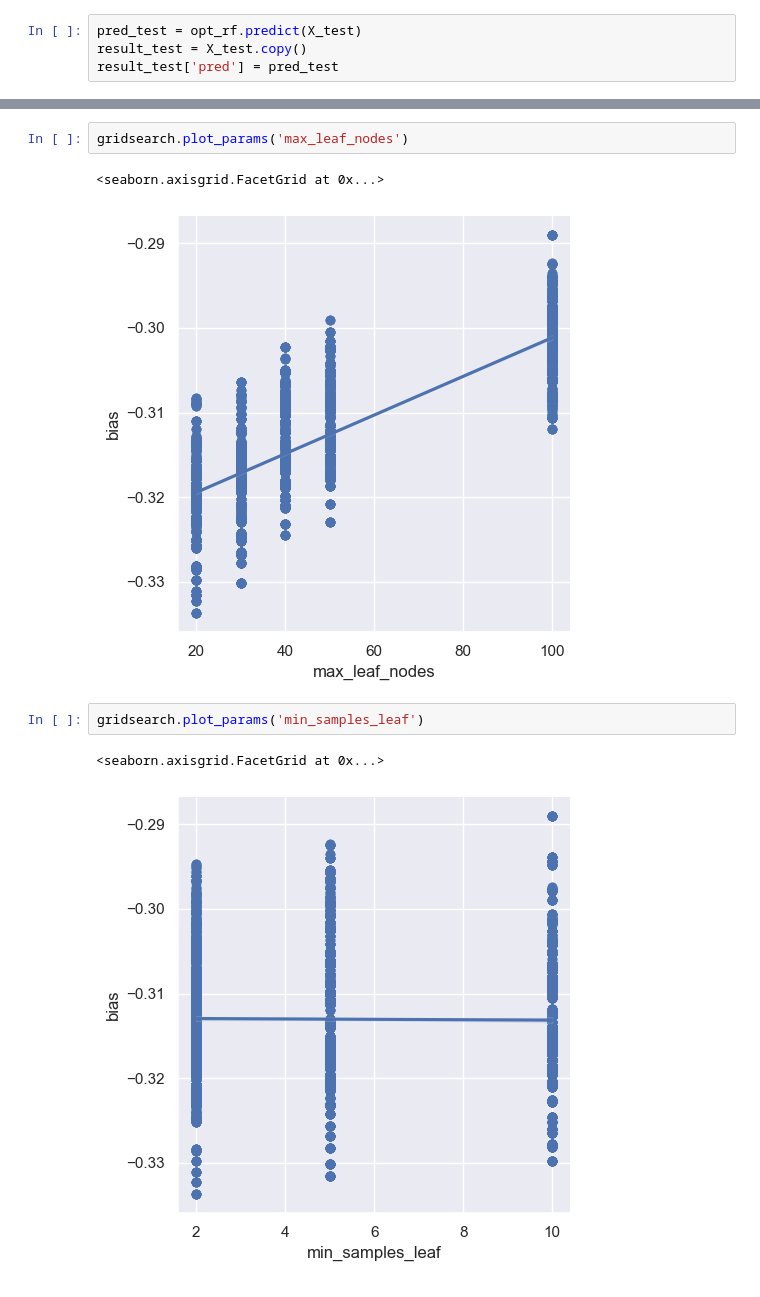
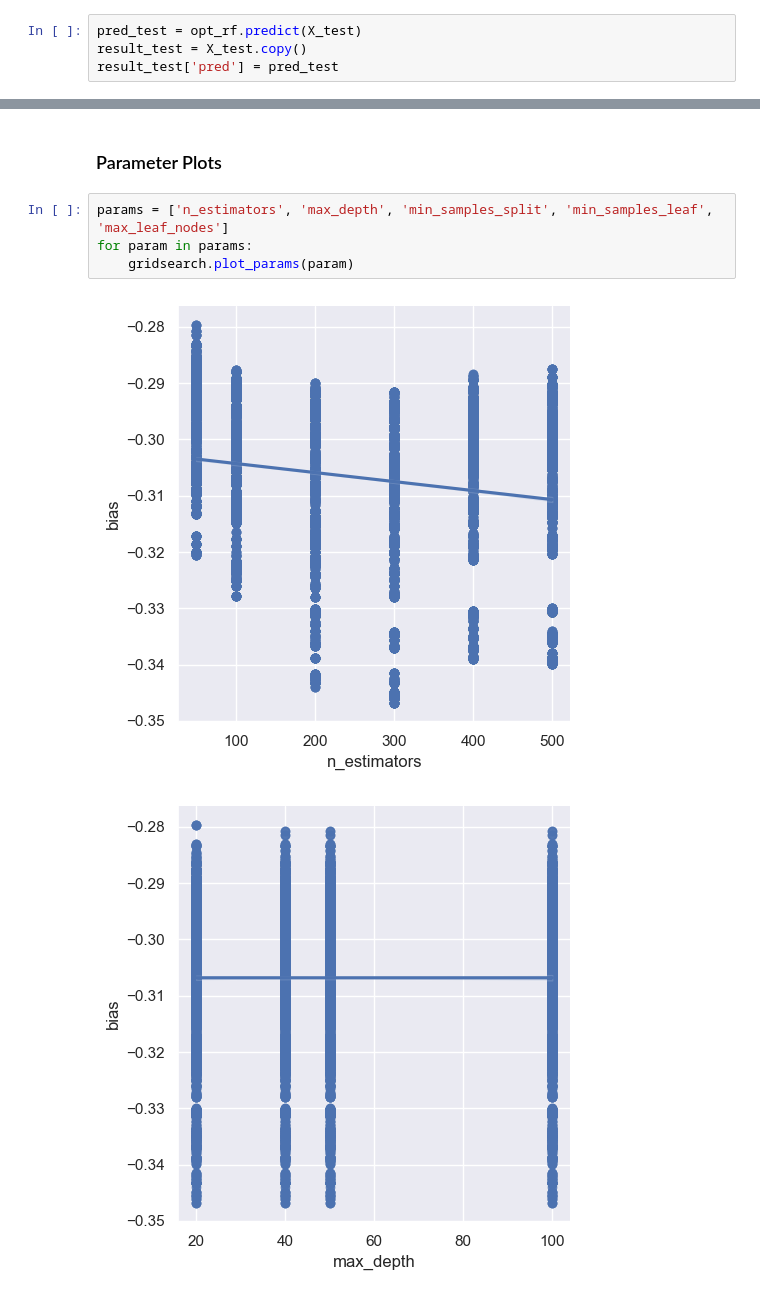
Before and after one commit to 474benchen/bias_aware_gridsearchCV, a Jupyter notebook: recidivism_example/compas_eda.ipynb, the cells around one changed output, grey strips where cells are left out. Saved outputs shown, nothing was run; the diff lists cells and outputs as text.

```diff
--- a/recidivism_example/compas_eda.ipynb
+++ b/recidivism_example/compas_eda.ipynb
@@ -369,10 +375,9 @@ gridsearch.plot_params('n_estimators')
-# %%
-gridsearch.plot_params('max_leaf_nodes')
-# %% [output]
-<seaborn.axisgrid.FacetGrid at 0x...>
-[figure, removed]
-# %%
-gridsearch.plot_params('min_samples_leaf')
-# %% [output]
-<seaborn.axisgrid.FacetGrid at 0x...>
-[figure, removed]
+# %% [markdown]
+### Parameter Plots
+# %%
+params = ['n_estimators', 'max_depth', 'min_samples_split', 'min_samples_leaf', 'max_leaf_nodes']
+for param in params:
+    gridsearch.plot_params(param)
+# %% [output]
+[figure, added]
+[figure, added]
```
Also changed, not shown: parts of 48 cells of this notebook, 1 other file.
